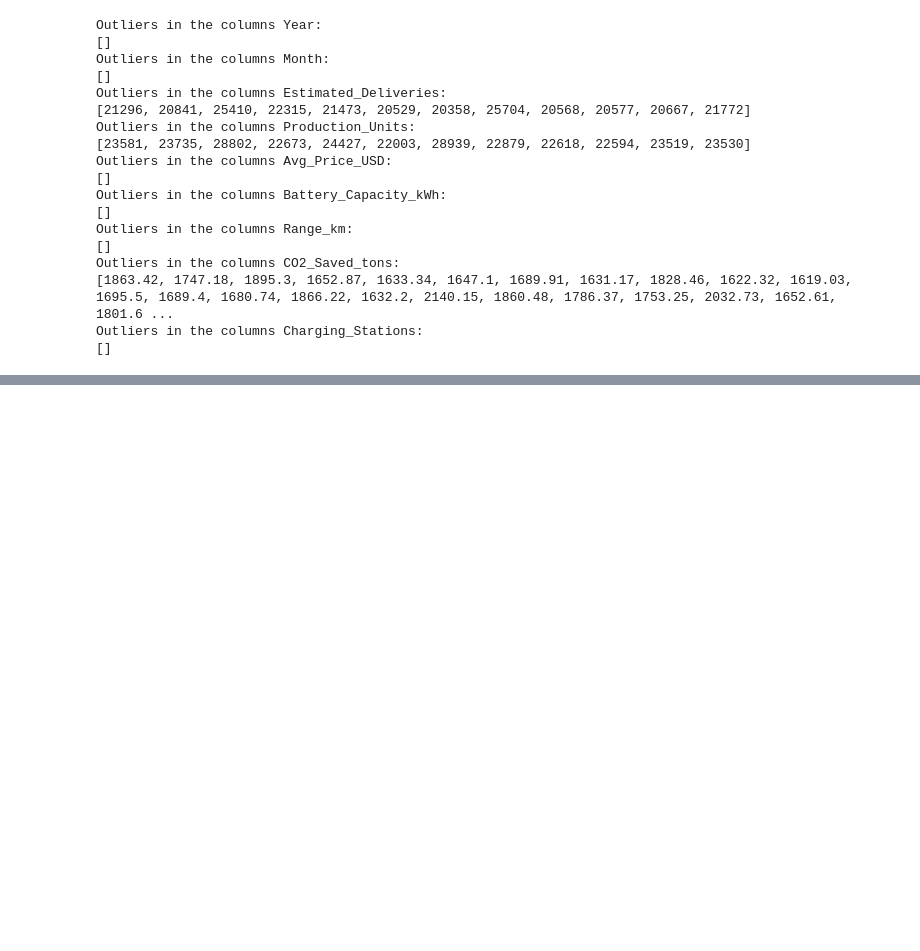
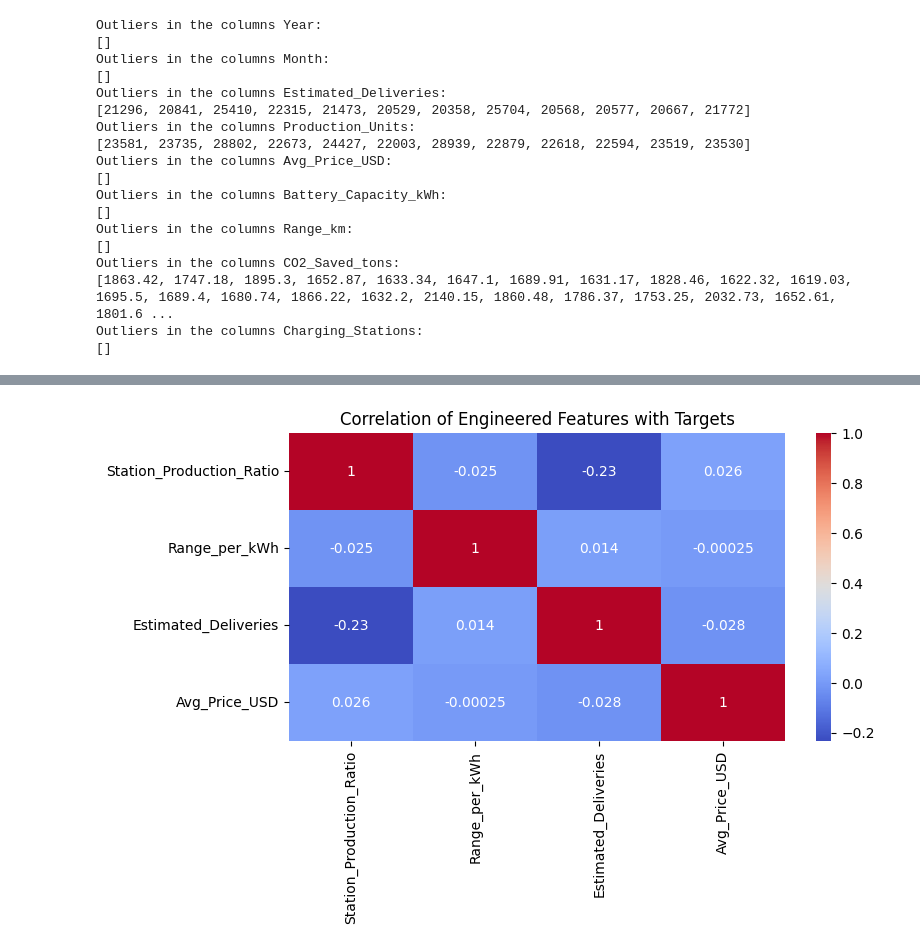
Before and after one commit to bhavanibeemanpalli2108/celebal_assignments, a Jupyter notebook: WEEK2/NoteBooks/WEEK2_BhavaniBeemanpalli.ipynb, the cells around one changed output, grey strips where cells are left out. Saved outputs shown, nothing was run; the diff lists cells and outputs as text; code cells hidden in the pictures; blank space fills up the shorter version.

```diff
--- a/WEEK2/NoteBooks/WEEK2_BhavaniBeemanpalli.ipynb
+++ b/WEEK2/NoteBooks/WEEK2_BhavaniBeemanpalli.ipynb
@@ -239,0 +343,11 @@ Outliers in the columns Charging_Stations:
+# %%
+# feature construction
+# Charging stations per production unit
+df['Station_Production_Ratio'] = (
+    df['Charging_Stations'] / df['Production_Units']
+)
+
+# Efficiency indicator
+df['Range_per_kWh'] = (
+    df['Range_km'] / df['Battery_Capacity_kWh']
+)
@@ -239,0 +367,15 @@ Outliers in the columns Charging_Stations:
+# %%
+# to validate the newlu created features
+new_features = [
+    'Station_Production_Ratio',
+    'Range_per_kWh'
+]
+
+targets = [
+    'Estimated_Deliveries',
+    'Avg_Price_USD'
+]
+
+corr_df = df[new_features + targets].corr()
+
+corr_df
@@ -239,0 +388,11 @@ Outliers in the columns Charging_Stations:
+# %%
+plt.figure(figsize=(8,4))
+sns.heatmap(
+    df[new_features + targets].corr(),
+    annot=True,
+    cmap='coolwarm'
+)
+plt.title('Correlation of Engineered Features with Targets')
+plt.show()
+# %% [output]
+[figure, added]
```
Also changed, not shown: parts of 80 cells of this notebook, 1 other file.
